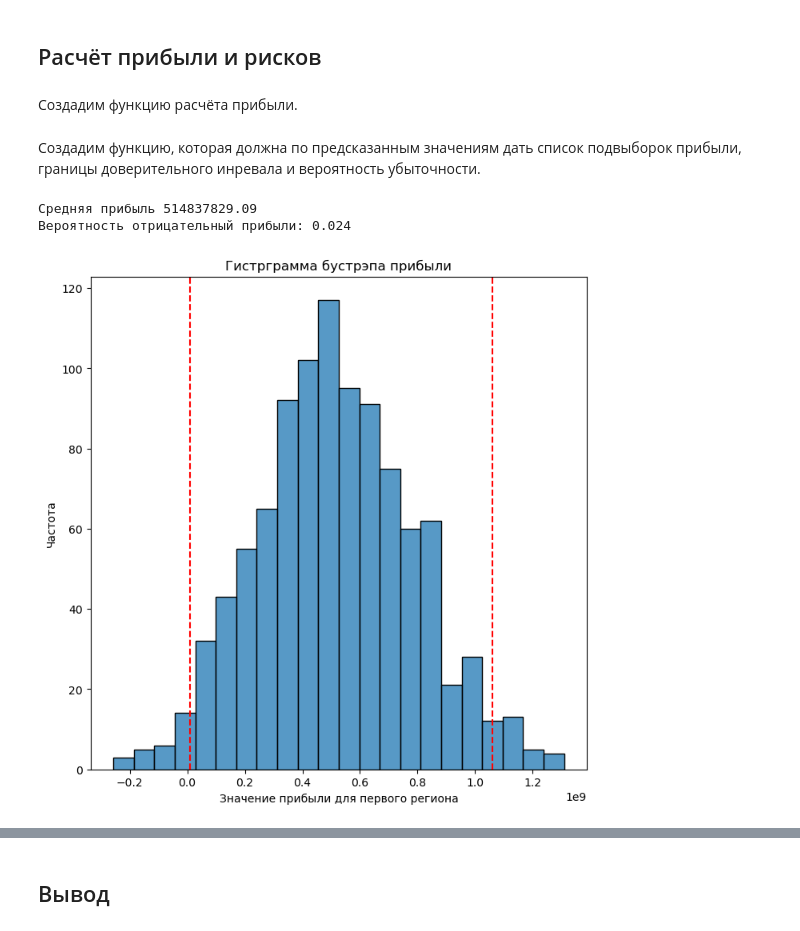
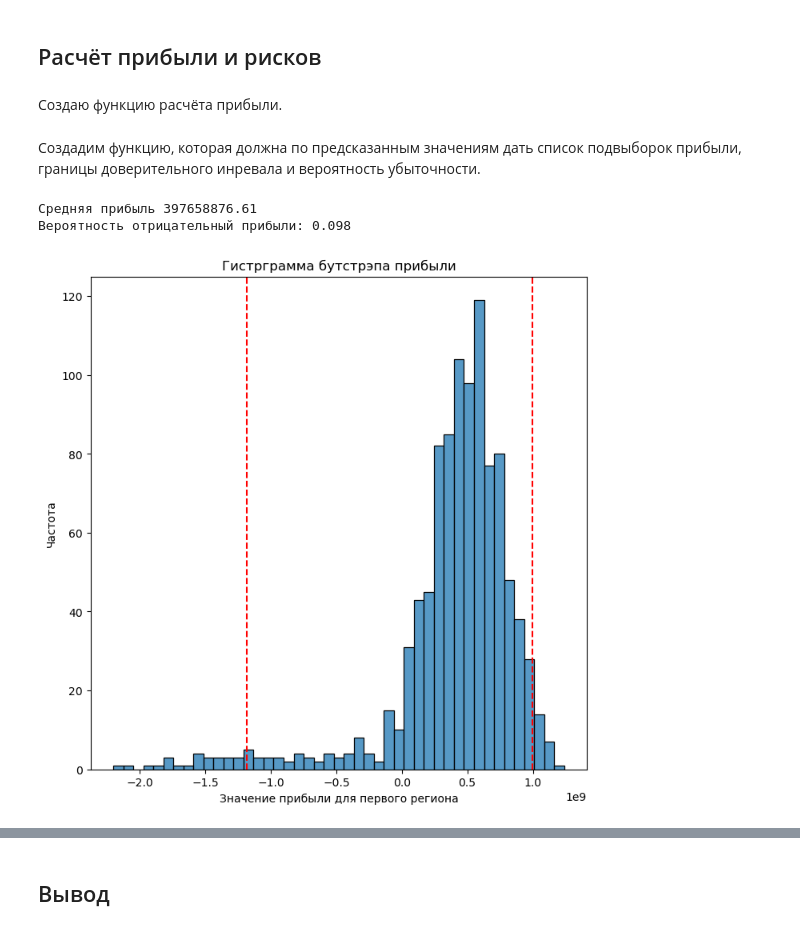
Before and after one commit to BoboBraine/Projects, a Jupyter notebook: Select_location/Выбор локации для скважины.ipynb, the cells around one changed output, grey strips where cells are left out. Cells and saved outputs as stored; diff of their text form; code cells hidden in the pictures.

```diff
--- a/Select_location/Выбор локации для скважины.ipynb
+++ b/Select_location/Выбор локации для скважины.ipynb
@@ -488,2 +433,10 @@ RMSE_original
 # %% [markdown]
 ### Модель первого региона
+# %%
+features_geo1 = geo_1.drop('product', axis=1)
+target_geo1 = geo_1['product']
+
+features_geo1_train, features_geo1_test, target_geo1_train, target_geo1_test = train_test_split(features_geo1,
+                                                                                                  target_geo1,
+                                                                                                  test_size=0.25,
+                                                                                                  random_state=R_SEED)
@@ -828,31 +601,48 @@ print('-' * 75)
 # %% [markdown]
 ## Расчёт прибыли и рисков
 # %% [markdown]
-Создадим функцию расчёта прибыли.
+Создаю функцию расчёта прибыли.
 # %%
 def revenue(predictions, true_values):
-    # создаём из массива predictions Series и присваиваем ему индексы из истинных значений
-    predictions = pd.Series(predictions)
-    predictions.index = true_values.index
+    # Cоздаю из массива predictions Series и присваиваю ему индексы из истинных значений
+    predictions = pd.Series(predictions, index=true_values.index)
 
-    # Находим ТОП200 самых больших по продукту месторождений по нашим предсказаниям
+    # Нахожу ТОП200 самых больших по продукту месторождений по нашим предсказаниям
     indexes = predictions.sort_values(ascending=False).index
-    # Расчитываем выручку
+    # Расчитываю выручку
     rev = (true_values[indexes][:200].sum() * INCOME) - BUDGED # => Изменил названия констант
     return round(rev, 2)
+# %%
+def revenue(predictions, true_values):
+    if len(predictions) < 200:
+        raise ValueError("Недостаточная выборка")
+
+    # Cоздаю из массива predictions Series и присваиваю ему индексы из истинных значений
+    predictions = pd.Series(predictions, index=true_values.index)
+
+    # Нахожу ТОП200 самых больших по продукту месторождений по нашим предсказаниям
+    indexes = predictions.sort_values(ascending=False).index
+    # Расчитываю выручку
+    rev = (true_values[indexes][:200].sum() * INCOME) - BUDGED # => Изменил названия констант
+    return round(rev, 2)
 # %% [markdown]
 Создадим функцию, которая должна по предсказанным значениям дать список подвыборок прибыли, границы доверительного инревала и вероятность убыточности.
 # %%
 def revenue_and_risk(predictions, true_values):
     random_state = np.random.RandomState(R_SEED)
-    # Создаём список, куда будем сохранять значения выручки из подвыборок
+    # Создаю список, куда буду сохранять значения выручки из подвыборок
     revenues = []
-    # Переиндексируем наши списки, чтобы код работал верно
+    # Переиндексирую списки, чтобы код работал верно
     predictions = pd.Series(predictions)
     predictions.index = true_values.index
     for i in range(1000):
         true_subsample = true_values.sample(SCOUT_POINTS, replace=True, random_state=random_state)
         predictions_subsample = predictions[true_subsample.index]
+
+        # Создание временного индекса
+        true_subsample = true_subsample.reset_index(drop=True)
+        predictions_subsample = pd.Series(predictions_subsample.values)
+
         revenues.append(revenue(predictions_subsample, true_subsample))
 
     revenues = pd.Series(revenues)
@@ -862,20 +652,22 @@ def revenue_and_risk(predictions, true_values):
 
     return revenues, lower, upper, risk
 # %%
-rev_list, lower, upper, risk = revenue_and_risk(geo_1_predictions, target_geo1_valid) # Добавил переменную upper
+geo_1_predictions = best_model_geo1.predict(features_geo1_test)
+
+rev_list, lower, upper, risk = revenue_and_risk(geo_1_predictions, target_geo1_test)
 
 print(f'Средняя прибыль {round(rev_list.mean(), 2)}')
 print('Вероятность отрицательный прибыли:', risk)
 plt.figure(figsize=(8 , 8))
 sns.histplot(rev_list)
 plt.axvline(lower, color='red', linestyle='--')
 plt.axvline(upper, color='red', linestyle='--')
 plt.ylabel('Частота')
 plt.xlabel('Значение прибыли для первого региона')
-plt.title('Гистрграмма бустрэпа прибыли')
+plt.title('Гистрграмма бутстрэпа прибыли')
 plt.show();
 # %% [output]
-Средняя прибыль 514837829.09
-Вероятность отрицательный прибыли: 0.024
+Средняя прибыль 397658876.61
+Вероятность отрицательный прибыли: 0.098
-[figure, old version]
+[figure, new version]
 # %%
```
Also changed, not shown: parts of 100 cells of this notebook.
